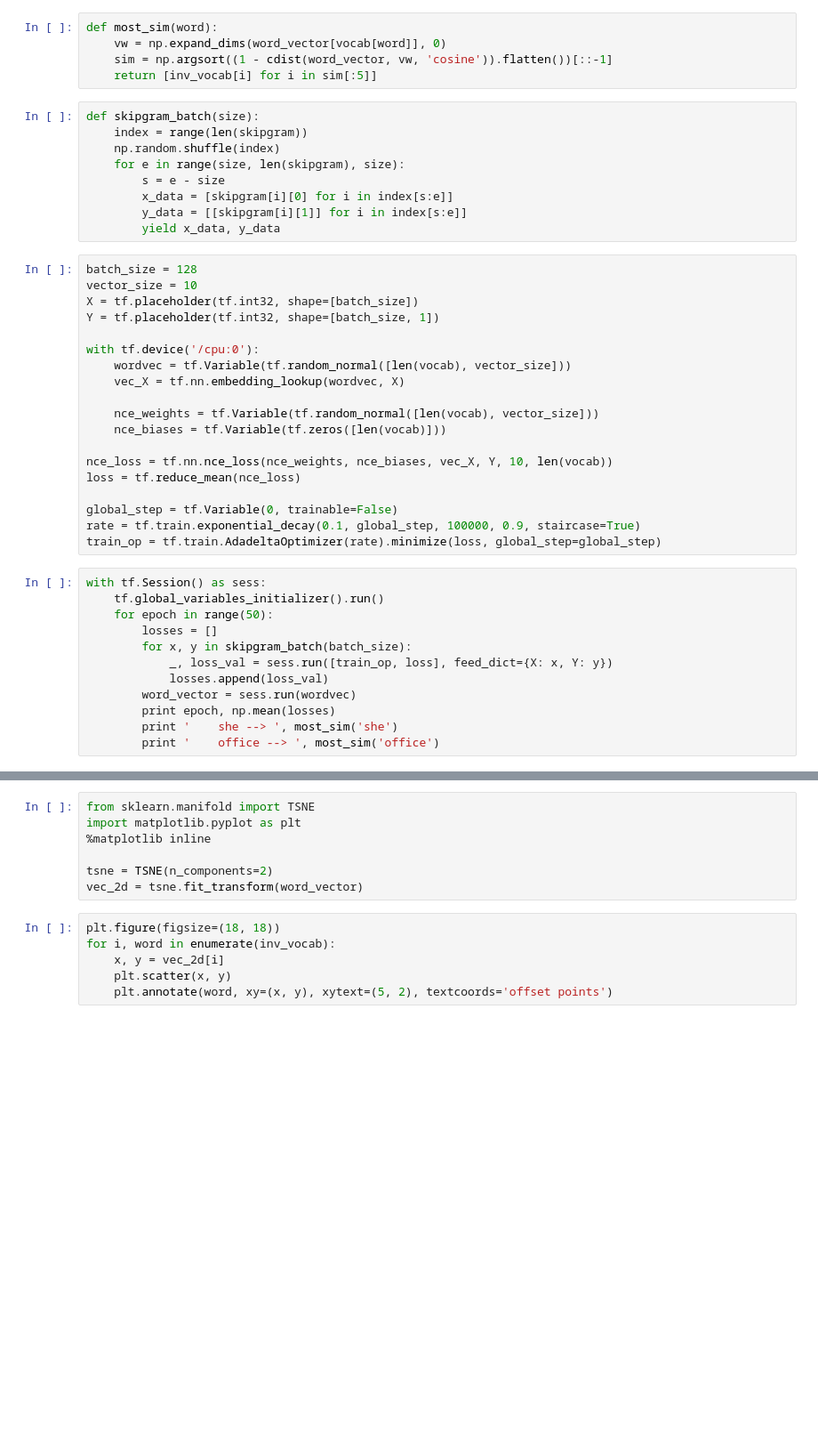
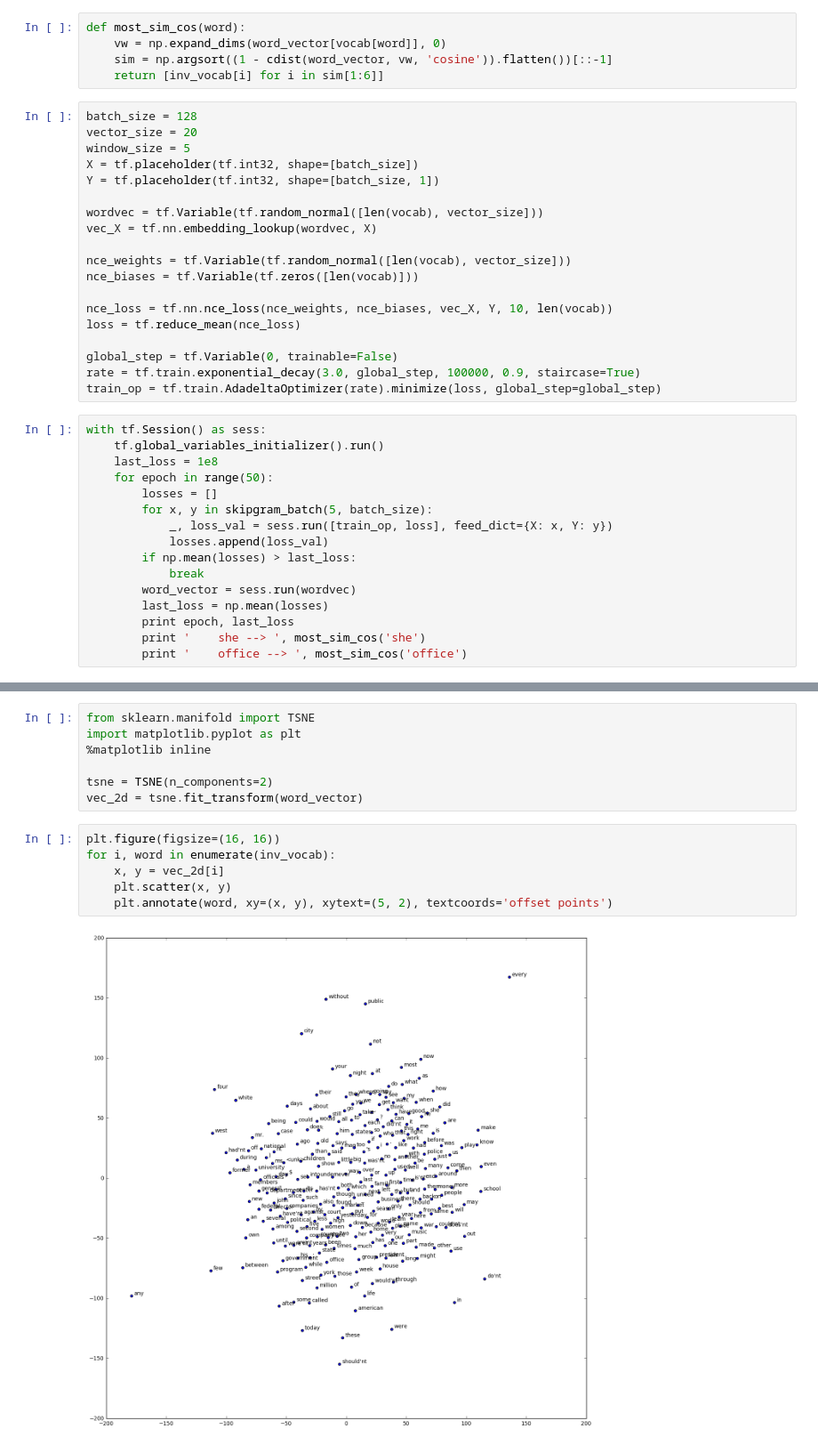
Before and after one commit to livingbio/DeepLearningTutorial, a Jupyter notebook: 7_tf_word2vec.ipynb, the cells around one changed output, grey strips where cells are left out. Shown at 89% size. Drawn from its saved outputs; the diff is of its cells as text; blank space fills up the shorter version.

```diff
--- a/7_tf_word2vec.ipynb
+++ b/7_tf_word2vec.ipynb
@@ -43,47 +92,42 @@ print skipgram[0], len(skipgram)
 # %% [markdown]
 ## Build Model
 # %%
-def most_sim(word):
+def most_sim_cos(word):
     vw = np.expand_dims(word_vector[vocab[word]], 0)
     sim = np.argsort((1 - cdist(word_vector, vw, 'cosine')).flatten())[::-1]
-    return [inv_vocab[i] for i in sim[:5]]
+    return [inv_vocab[i] for i in sim[1:6]]
-# %%
-def skipgram_batch(size):
-    index = range(len(skipgram))
-    np.random.shuffle(index)
-    for e in range(size, len(skipgram), size):
-        s = e - size
-        x_data = [skipgram[i][0] for i in index[s:e]]
-        y_data = [[skipgram[i][1]] for i in index[s:e]]
-        yield x_data, y_data
 # %%
 batch_size = 128
-vector_size = 10
+vector_size = 20
+window_size = 5
 X = tf.placeholder(tf.int32, shape=[batch_size])
 Y = tf.placeholder(tf.int32, shape=[batch_size, 1])
 
-with tf.device('/cpu:0'):
-    wordvec = tf.Variable(tf.random_normal([len(vocab), vector_size]))
-    vec_X = tf.nn.embedding_lookup(wordvec, X)
+wordvec = tf.Variable(tf.random_normal([len(vocab), vector_size]))
+vec_X = tf.nn.embedding_lookup(wordvec, X)
 
-    nce_weights = tf.Variable(tf.random_normal([len(vocab), vector_size]))
-    nce_biases = tf.Variable(tf.zeros([len(vocab)]))
+nce_weights = tf.Variable(tf.random_normal([len(vocab), vector_size]))
+nce_biases = tf.Variable(tf.zeros([len(vocab)]))
 
 nce_loss = tf.nn.nce_loss(nce_weights, nce_biases, vec_X, Y, 10, len(vocab))
 loss = tf.reduce_mean(nce_loss)
 
 global_step = tf.Variable(0, trainable=False)
-rate = tf.train.exponential_decay(0.1, global_step, 100000, 0.9, staircase=True)
+rate = tf.train.exponential_decay(3.0, global_step, 100000, 0.9, staircase=True)
 train_op = tf.train.AdadeltaOptimizer(rate).minimize(loss, global_step=global_step)
 # %%
 with tf.Session() as sess:
     tf.global_variables_initializer().run()
+    last_loss = 1e8
     for epoch in range(50):
         losses = []
-        for x, y in skipgram_batch(batch_size):
+        for x, y in skipgram_batch(5, batch_size):
             _, loss_val = sess.run([train_op, loss], feed_dict={X: x, Y: y})
             losses.append(loss_val)
+        if np.mean(losses) > last_loss:
+            break
         word_vector = sess.run(wordvec)
-        print epoch, np.mean(losses)
-        print '    she --> ', most_sim('she')
-        print '    office --> ', most_sim('office')
+        last_loss = np.mean(losses)
+        print epoch, last_loss
+        print '    she --> ', most_sim_cos('she')
+        print '    office --> ', most_sim_cos('office')
@@ -97,8 +159,10 @@ import matplotlib.pyplot as plt
 tsne = TSNE(n_components=2)
 vec_2d = tsne.fit_transform(word_vector)
 # %%
-plt.figure(figsize=(18, 18))
+plt.figure(figsize=(16, 16))
 for i, word in enumerate(inv_vocab):
     x, y = vec_2d[i]
     plt.scatter(x, y)
     plt.annotate(word, xy=(x, y), xytext=(5, 2), textcoords='offset points')
+# %% [output]
+[figure, added]
```
Also changed, not shown: parts of 10 cells of this notebook, 1 other file.
